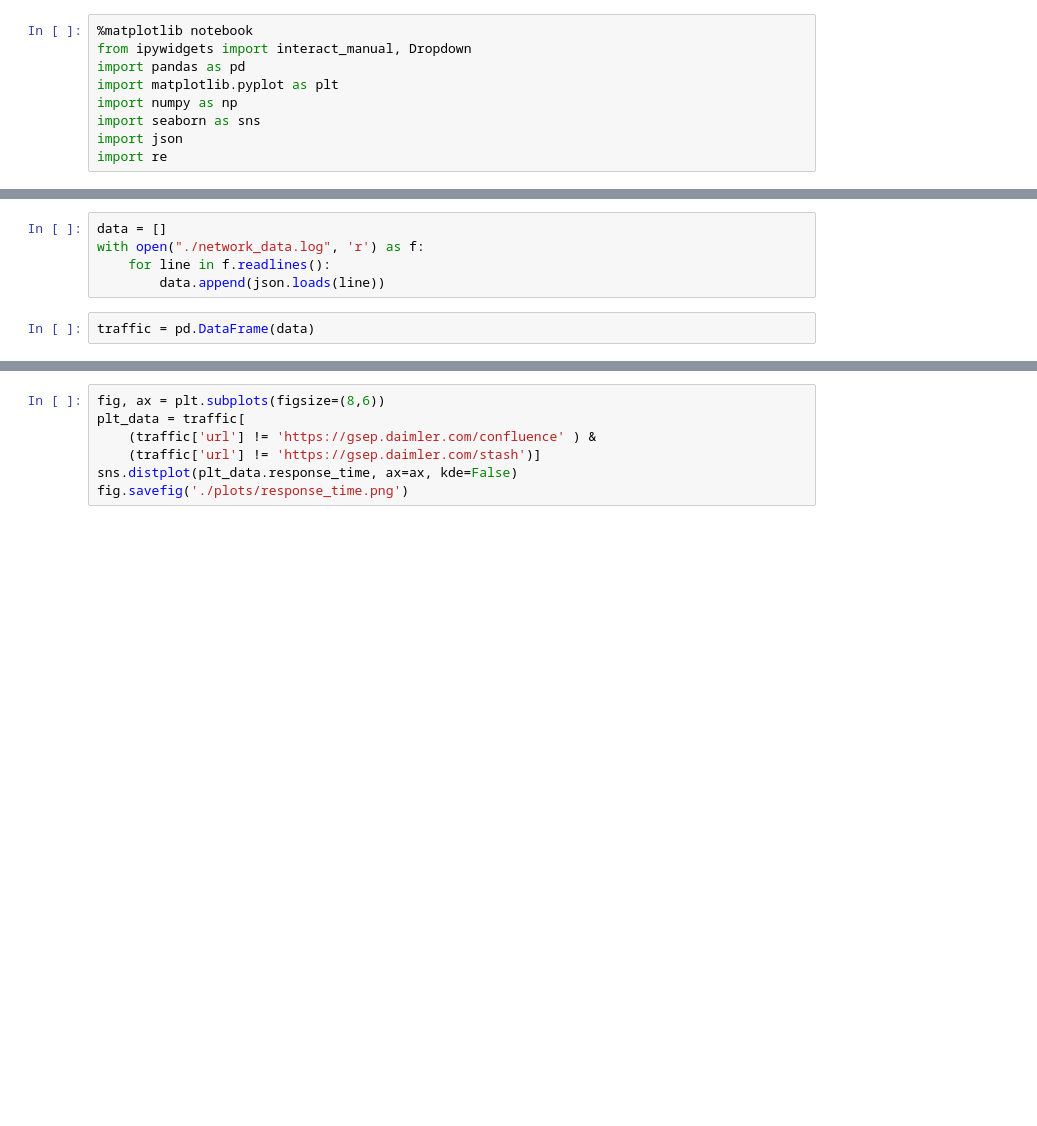
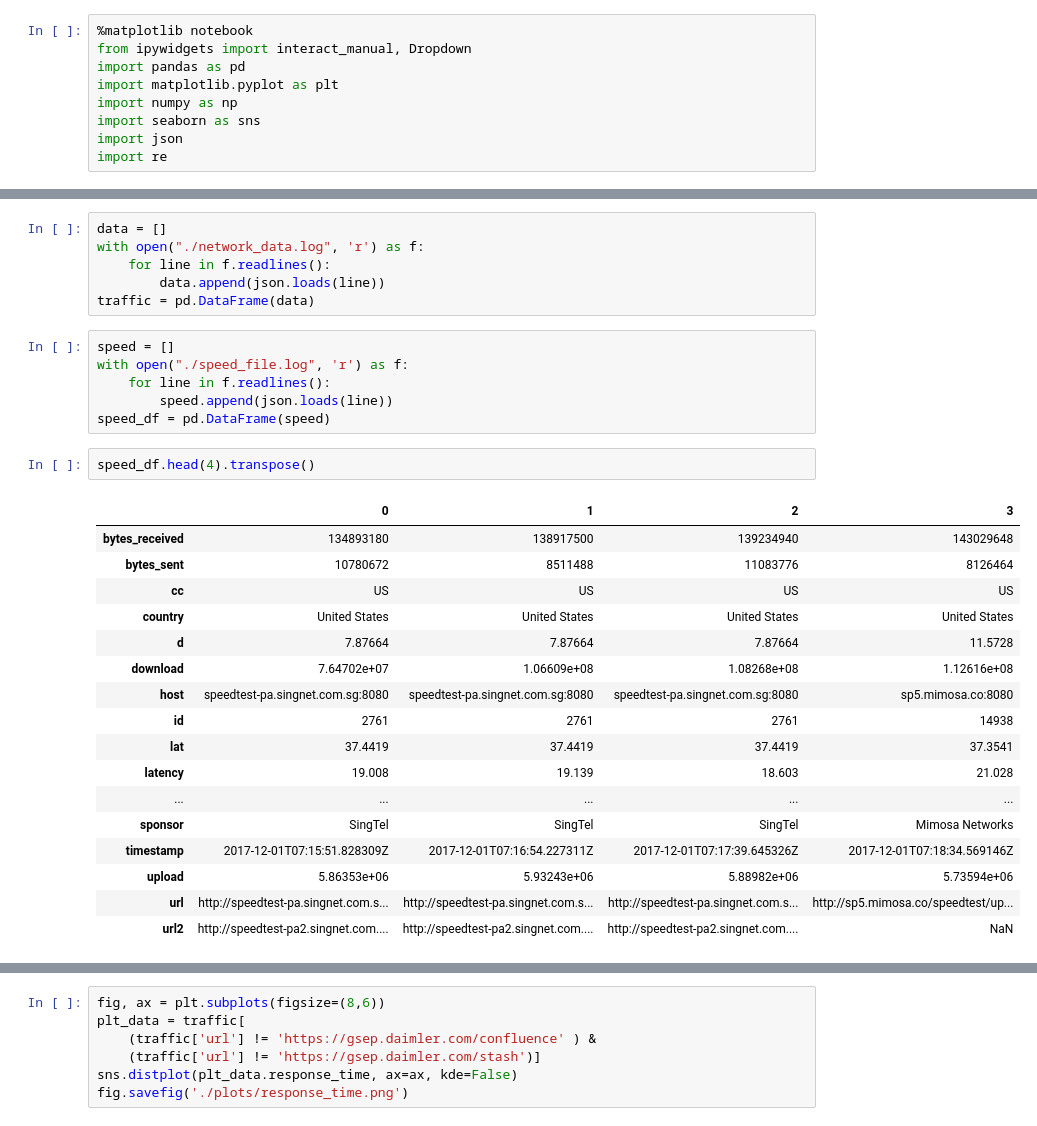
Before and after one commit to Jollyhrothgar/network_monitor, a Jupyter notebook: NetworkTraffic.ipynb, the cells around one changed output, grey strips where cells are left out. Saved outputs shown, nothing was run; the diff lists cells and outputs as text; blank space fills up the shorter version.

Commit message:
integrated sampling method for network testing, as well as upload/download speed

```diff
--- a/NetworkTraffic.ipynb
+++ b/NetworkTraffic.ipynb
@@ -23,8 +25,33 @@ data = []
 with open("./network_data.log", 'r') as f:
     for line in f.readlines():
         data.append(json.loads(line))
+traffic = pd.DataFrame(data)
-# %%
-traffic = pd.DataFrame(data)
+# %%
+speed = []
+with open("./speed_file.log", 'r') as f:
+    for line in f.readlines():
+        speed.append(json.loads(line))
+speed_df = pd.DataFrame(speed)
+# %%
+speed_df.head(4).transpose()
+# %% [output]
+|  | 0 | 1 | 2 | 3 |
+| bytes_received | 134893180 | 138917500 | 139234940 | 143029648 |
+| bytes_sent | 10780672 | 8511488 | 11083776 | 8126464 |
+| cc | US | US | US | US |
+| country | United States | United States | United States | United States |
+| d | 7.87664 | 7.87664 | 7.87664 | 11.5728 |
+| download | 7.64702e+07 | 1.06609e+08 | 1.08268e+08 | 1.12616e+08 |
+| host | speedtest-pa.singnet.com.sg:8080 | speedtest-pa.singnet.com.sg:8080 | speedtest-pa.singnet.com.sg:8080 | sp5.mimosa.co:8080 |
+| id | 2761 | 2761 | 2761 | 14938 |
+| lat | 37.4419 | 37.4419 | 37.4419 | 37.3541 |
+| latency | 19.008 | 19.139 | 18.603 | 21.028 |
+| ... | ... | ... | ... | ... |
+| sponsor | SingTel | SingTel | SingTel | Mimosa Networks |
+| timestamp | 2017-12-01T07:15:51.828309Z | 2017-12-01T07:16:54.227311Z | 2017-12-01T07:17:39.645326Z | 2017-12-01T07:18:34.569146Z |
+| upload | 5.86353e+06 | 5.93243e+06 | 5.88982e+06 | 5.73594e+06 |
+| url | http://speedtest-pa.singnet.com.s... | http://speedtest-pa.singnet.com.s... | http://speedtest-pa.singnet.com.s... | http://sp5.mimosa.co/speedtest/up... |
+| url2 | http://speedtest-pa2.singnet.com.... | http://speedtest-pa2.singnet.com.... | http://speedtest-pa2.singnet.com.... | NaN |
 # %%
 traffic.sample(10)
 # %% [output]
```
Also changed, not shown: parts of 5 cells of this notebook, 2 other files.
